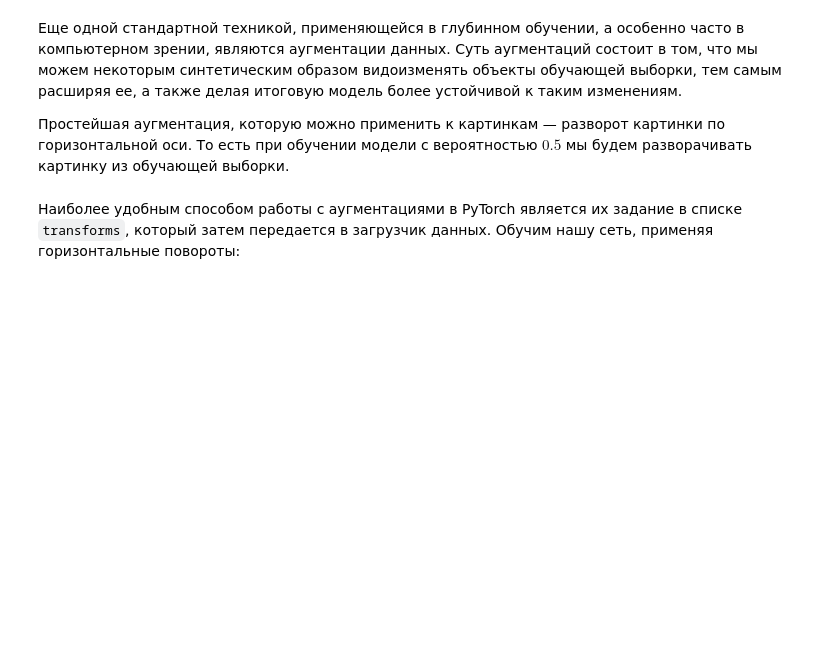
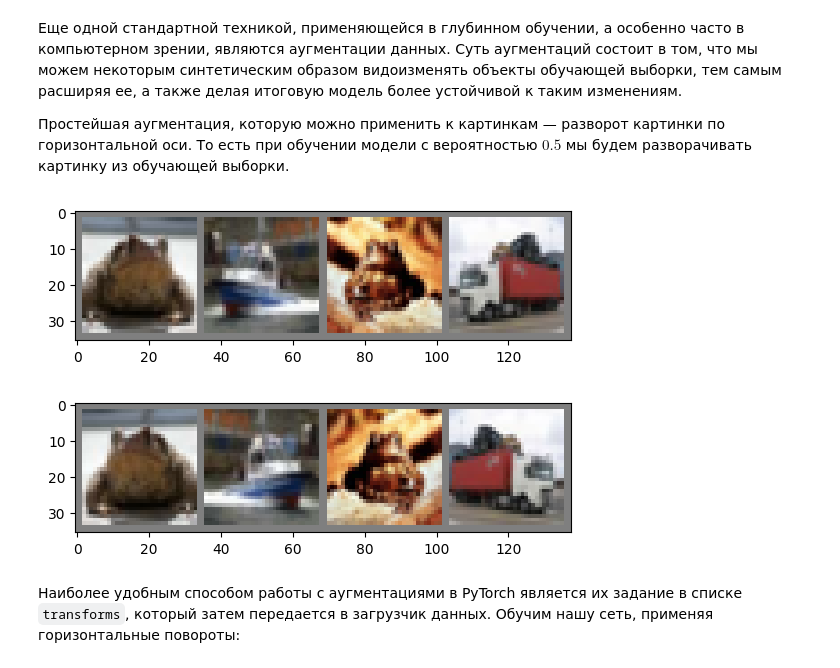
Before and after one commit to Kulikov17/MLDS_DL, a Jupyter notebook: HW2/cnn.ipynb, the cells around one changed output. Drawn from its saved outputs; the diff is of its cells as text; code cells hidden in the pictures; blank space fills up the shorter version.

```diff
--- a/HW2/cnn.ipynb
+++ b/HW2/cnn.ipynb
@@ -538,11 +538,14 @@ test(net, criterion, test_loader)
 Простейшая аугментация, которую можно применить к картинкам — разворот картинки по горизонтальной оси. То есть при обучении модели с вероятностью $0.5$ мы будем разворачивать картинку из обучающей выборки.
 # %%
 dataiter = iter(train_loader)
-images, labels = dataiter.next()
+images, labels = next(dataiter)
 
 imshow(torchvision.utils.make_grid(images[:4]))
 
 imshow(torchvision.utils.make_grid(transforms.functional.hflip(images[:4])))
+# %% [output]
+[figure, added]
+[figure, added]
 # %% [markdown]
 Наиболее удобным способом работы с аугментациями в PyTorch является их задание в списке <code>transforms</code>, который затем передается в загрузчик данных. Обучим нашу сеть, применяя горизонтальные повороты:
 # %%
```
Also changed, not shown: parts of 25 cells of this notebook.
